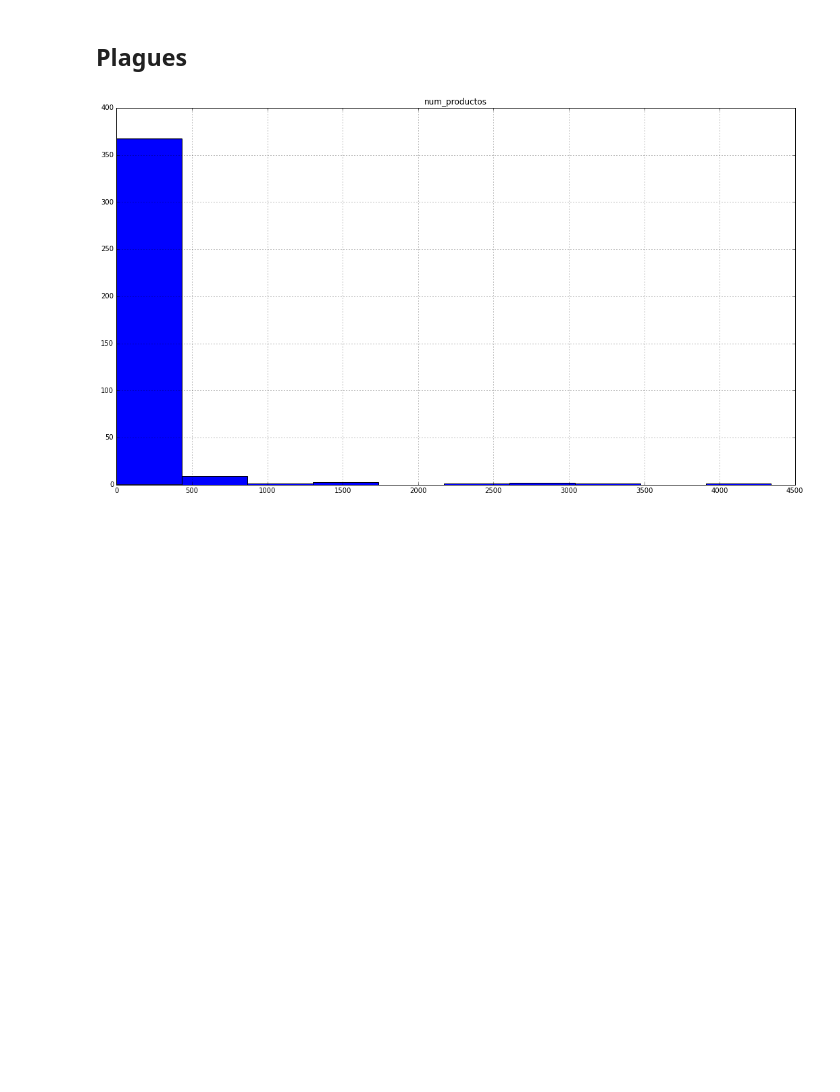
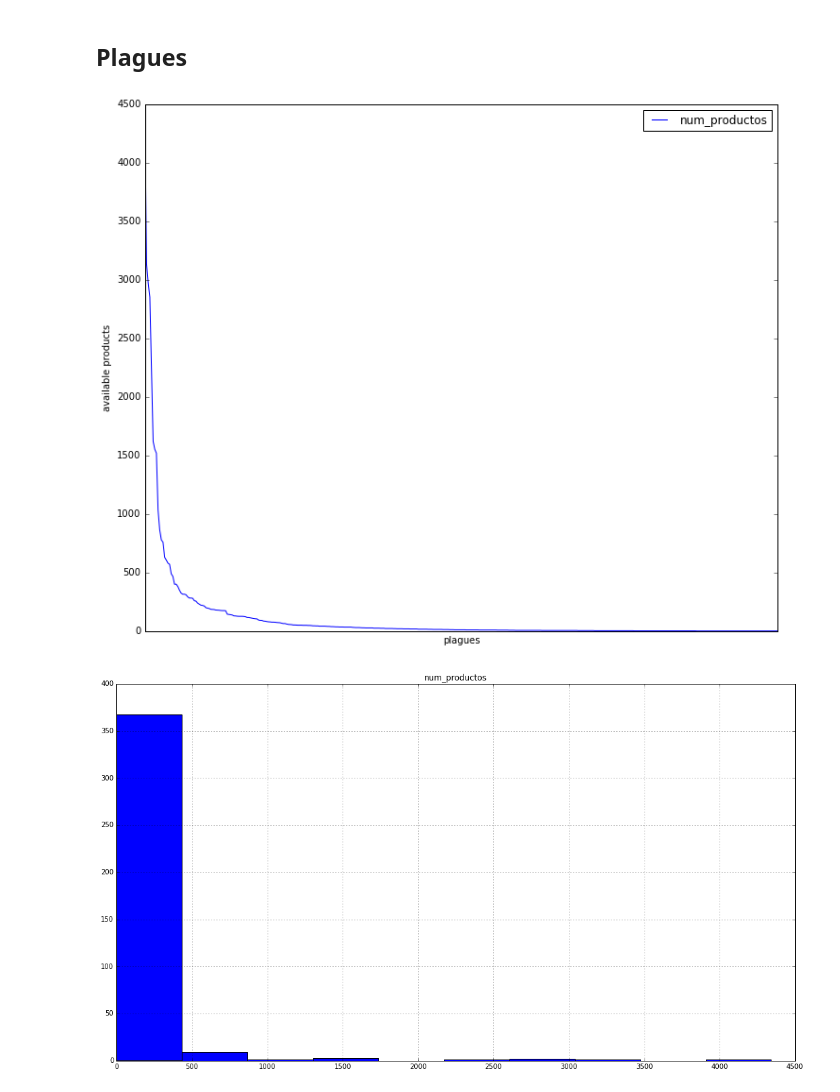
Before and after one commit to borjaeg/thete, a Jupyter notebook: Paper-Applicability-Analysis.ipynb, the cells around one changed output. Cells and saved outputs as stored; diff of their text form; code cells hidden in the pictures; blank space fills up the shorter version.

```diff
--- a/Paper-Applicability-Analysis.ipynb
+++ b/Paper-Applicability-Analysis.ipynb
@@ -36,12 +35,14 @@ plt.show()
 # %%
 plagues = get_plagues()
 # %%
-plague_crops.plot(figsize=(12,10))
-plt.xlim([-5,2500])
+plagues.plot(figsize=(12,10))
+#plt.xlim([-5,2500])
 plt.xticks(())
-plt.xlabel("available products")
-plt.ylabel("")
+plt.xlabel("plagues")
+plt.ylabel("available products")
 plt.show()
+# %% [output]
+[figure, added]
 # %%
 plagues.hist(figsize=(18,10)) #, bins=30)
 #plt.xticks(np.arange(0,400,10))
```
Also changed, not shown: parts of 5 cells of this notebook, 1 other file.
